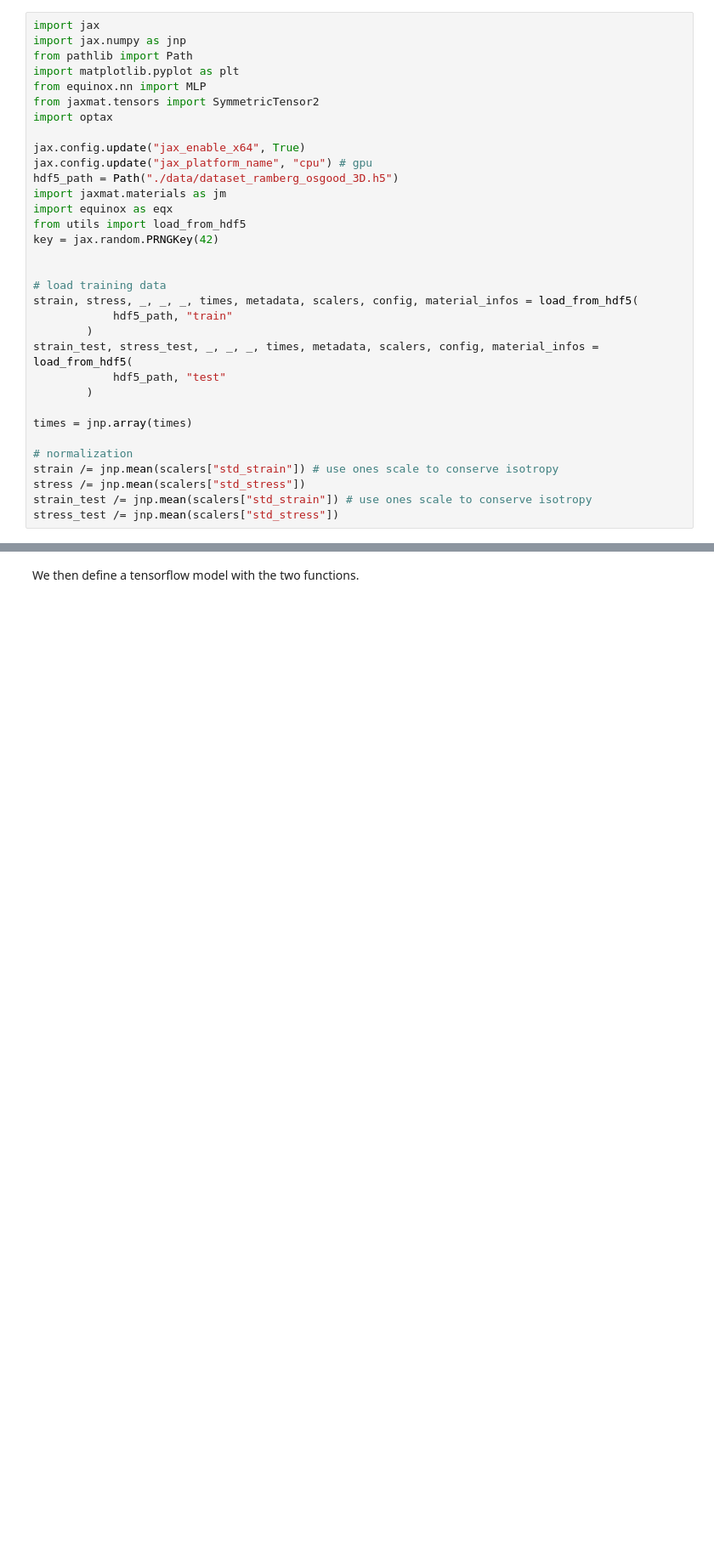
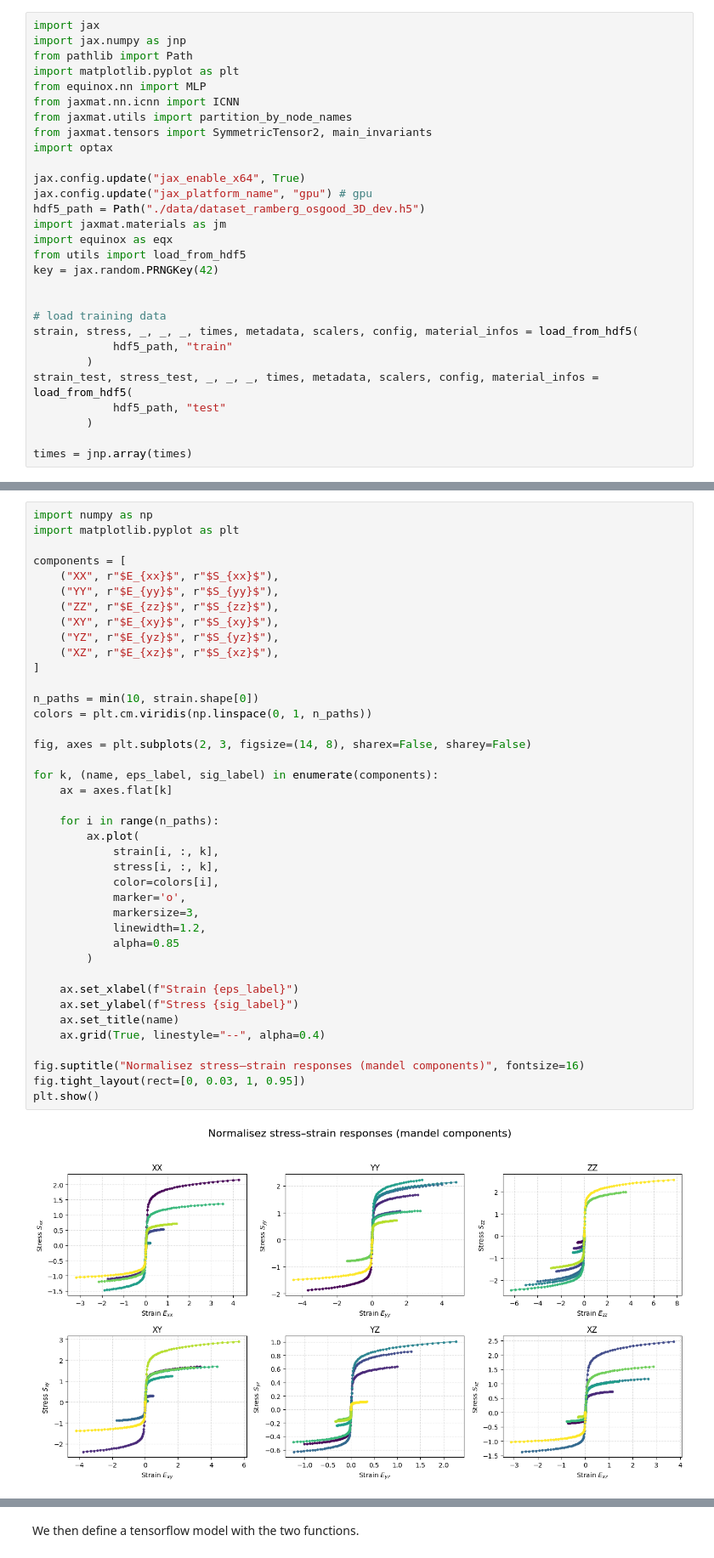
Before and after one commit to marius-duvillard/jax2mfront, a Jupyter notebook: train_convert_nlelastic.ipynb, the cells around one changed output, grey strips where cells are left out. Shown at 85% size. Saved outputs shown, nothing was run; the diff lists cells and outputs as text; blank space fills up the shorter version.

```diff
--- a/train_convert_nlelastic.ipynb
+++ b/train_convert_nlelastic.ipynb
@@ -34,12 +34,14 @@ import jax.numpy as jnp
 from pathlib import Path
 import matplotlib.pyplot as plt
 from equinox.nn import MLP
-from jaxmat.tensors import SymmetricTensor2
+from jaxmat.nn.icnn import ICNN
+from jaxmat.utils import partition_by_node_names
+from jaxmat.tensors import SymmetricTensor2, main_invariants
 import optax
 
 jax.config.update("jax_enable_x64", True)
-jax.config.update("jax_platform_name", "cpu") # gpu
-hdf5_path = Path("./data/dataset_ramberg_osgood_3D.h5")
+jax.config.update("jax_platform_name", "gpu") # gpu
+hdf5_path = Path("./data/dataset_ramberg_osgood_3D_dev.h5")
 import jaxmat.materials as jm
 import equinox as eqx
 from utils import load_from_hdf5
@@ -55,9 +57,3 @@ strain_test, stress_test, _, _, _, times, metadata, scalers, config, material_in
         )
 
 times = jnp.array(times)
-
-# normalization
-strain /= jnp.mean(scalers["std_strain"]) # use ones scale to conserve isotropy
-stress /= jnp.mean(scalers["std_stress"])
-strain_test /= jnp.mean(scalers["std_strain"]) # use ones scale to conserve isotropy
-stress_test /= jnp.mean(scalers["std_stress"])
@@ -63,0 +92,42 @@ stress_test /= jnp.mean(scalers["std_stress"])
+# %%
+import numpy as np
+import matplotlib.pyplot as plt
+
+components = [
+    ("XX", r"$E_{xx}$", r"$S_{xx}$"),
+    ("YY", r"$E_{yy}$", r"$S_{yy}$"),
+    ("ZZ", r"$E_{zz}$", r"$S_{zz}$"),
+    ("XY", r"$E_{xy}$", r"$S_{xy}$"),
+    ("YZ", r"$E_{yz}$", r"$S_{yz}$"),
+    ("XZ", r"$E_{xz}$", r"$S_{xz}$"),
+]
+
+n_paths = min(10, strain.shape[0])
+colors = plt.cm.viridis(np.linspace(0, 1, n_paths))
+
+fig, axes = plt.subplots(2, 3, figsize=(14, 8), sharex=False, sharey=False)
+
+for k, (name, eps_label, sig_label) in enumerate(components):
+    ax = axes.flat[k]
+
+    for i in range(n_paths):
+        ax.plot(
+            strain[i, :, k],
+            stress[i, :, k],
+            color=colors[i],
+            marker='o',
+            markersize=3,
+            linewidth=1.2,
+            alpha=0.85
+        )
+
+    ax.set_xlabel(f"Strain {eps_label}")
+    ax.set_ylabel(f"Stress {sig_label}")
+    ax.set_title(name)
+    ax.grid(True, linestyle="--", alpha=0.4)
+
+fig.suptitle("Normalisez stress–strain responses (mandel components)", fontsize=16)
+fig.tight_layout(rect=[0, 0.03, 1, 0.95])
+plt.show()
+# %% [output]
+[figure, added]
```
Also changed, not shown: parts of 18 cells of this notebook, 47 other files.
